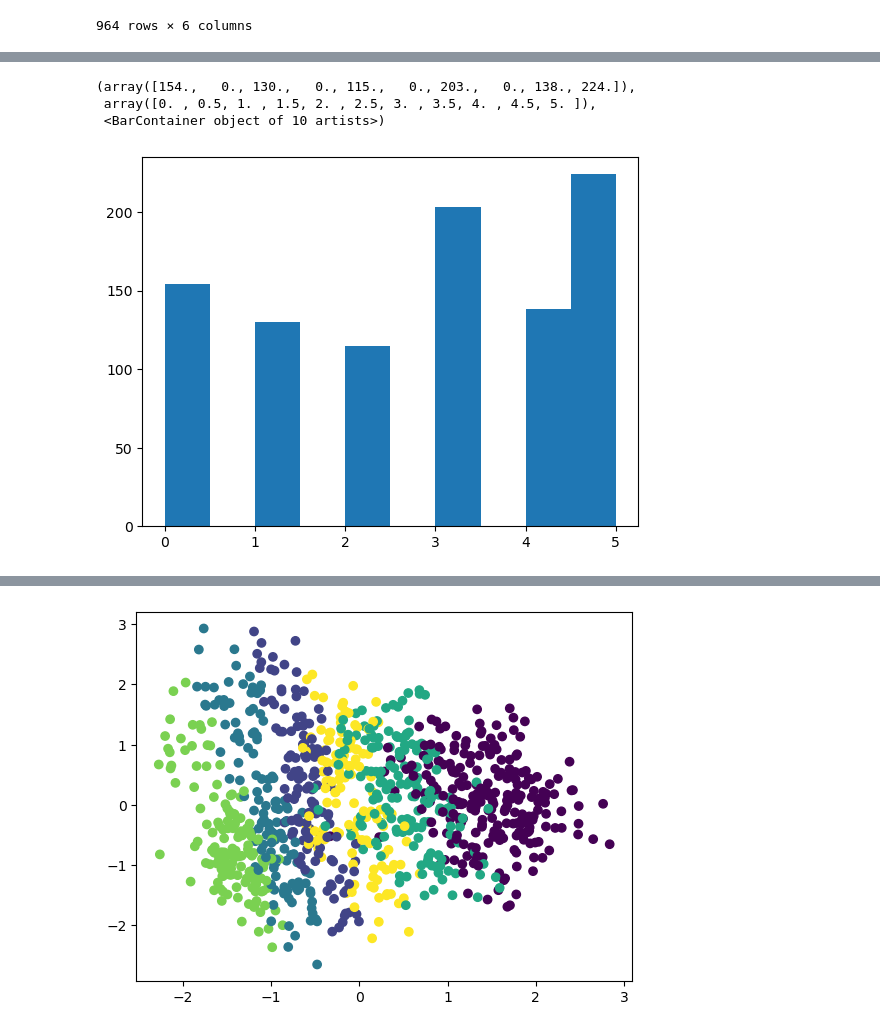
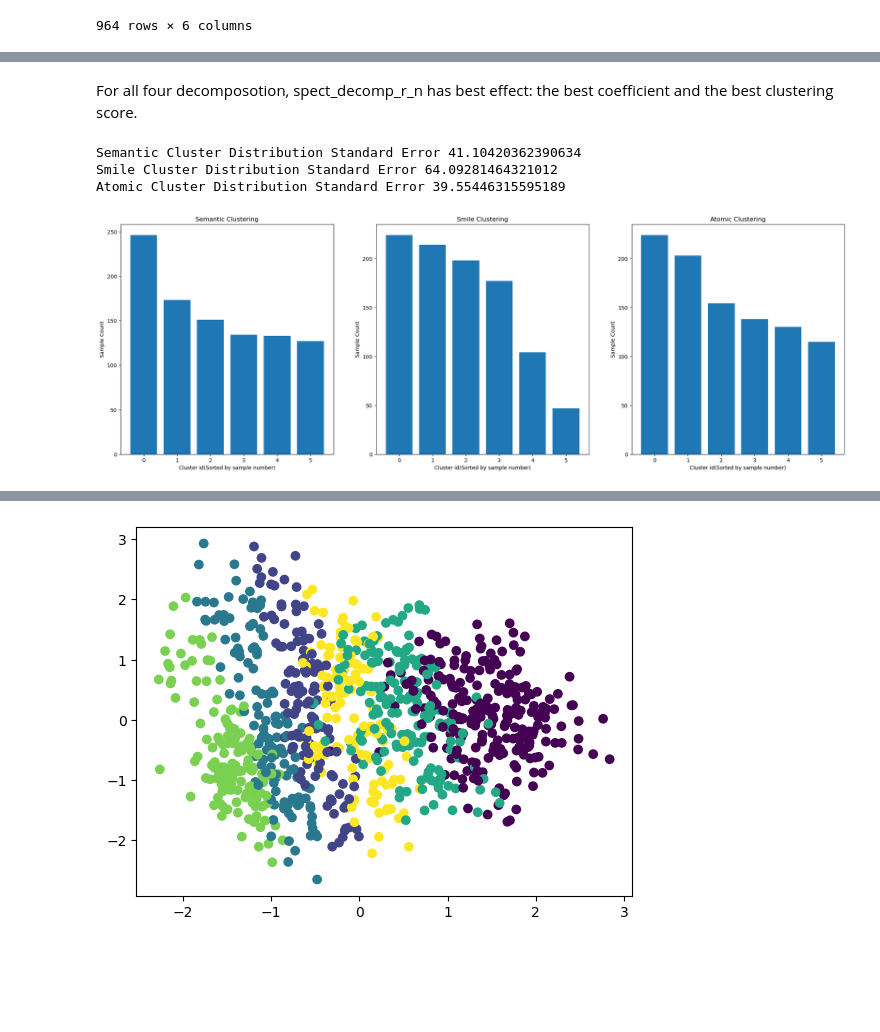
Before and after one commit to LyuZejian/CrystalEmbedding, a Jupyter notebook: Cluster_analysis.ipynb, the cells around one changed output, grey strips where cells are left out. Drawn from its saved outputs; the diff is of its cells as text; code cells hidden in the pictures; blank space fills up the shorter version.

```diff
--- a/Cluster_analysis.ipynb
+++ b/Cluster_analysis.ipynb
@@ -202,8 +234,48 @@ plt.hist(smi_label)
-# %%
-plt.hist(ato_label)
-# %% [output]
-(array([154.,   0., 130.,   0., 115.,   0., 203.,   0., 138., 224.]),
- array([0. , 0.5, 1. , 1.5, 2. , 2.5, 3. , 3.5, 4. , 4.5, 5. ]),
- <BarContainer object of 10 artists>)
-[figure, removed]
+# %% [markdown]
+For all four decomposotion,
+spect_decomp_r_n has best effect: the best coefficient and the best clustering score.
+# %%
+def get_count(labels, mode='Semantic'):
+    cnt = Counter(list(labels))
+    nums = []
+    for k in cnt.keys():
+        nums.append(cnt[k])
+    print(mode, "Cluster Distribution Standard Error", np.std(np.array(nums)))
+
+    return sorted(nums, reverse=True)
+
+
+spect_decomp = spect_decomp_r_n
+
+sem_decomp = spect_decomp(df_sem)
+smi_decomp = spect_decomp(df_smi)
+ato_decomp = spect_decomp(df_ato)
+
+sem_label = spect_clustering(df_sem, spect_decomp, number=6)
+smi_label = spect_clustering(df_smi, spect_decomp, number=6)
+ato_label = spect_clustering(df_ato, spect_decomp, number=6)
+sem_cnt = get_count(sem_label, mode="Semantic")
+smi_cnt = get_count(smi_label, mode="Smile")
+ato_cnt = get_count(ato_label, mode="Atomic")
+
+fig, axes = plt.subplots(1, 3, figsize=(25, 8), squeeze=True)
+axes[0].set_title("Semantic Clustering")
+axes[0].set_ylabel("Sample Count")
+axes[0].set_xlabel("Cluster id(Sorted by sample number)")
+axes[0].bar(range(6), sem_cnt)
+axes[1].set_title("Smile Clustering")
+axes[1].set_ylabel("Sample Count")
+axes[1].set_xlabel("Cluster id(Sorted by sample number)")
+axes[1].bar(range(6), smi_cnt)
+axes[2].set_title("Atomic Clustering")
+axes[2].set_ylabel("Sample Count")
+axes[2].set_xlabel("Cluster id(Sorted by sample number)")
+axes[2].bar(range(6), ato_cnt)
+
+plt.show()
+# %% [output]
+Semantic Cluster Distribution Standard Error 41.10420362390634
+Smile Cluster Distribution Standard Error 64.09281464321012
+Atomic Cluster Distribution Standard Error 39.55446315595189
+[figure, added]
 # %%
```
Also changed, not shown: parts of 20 cells of this notebook.
